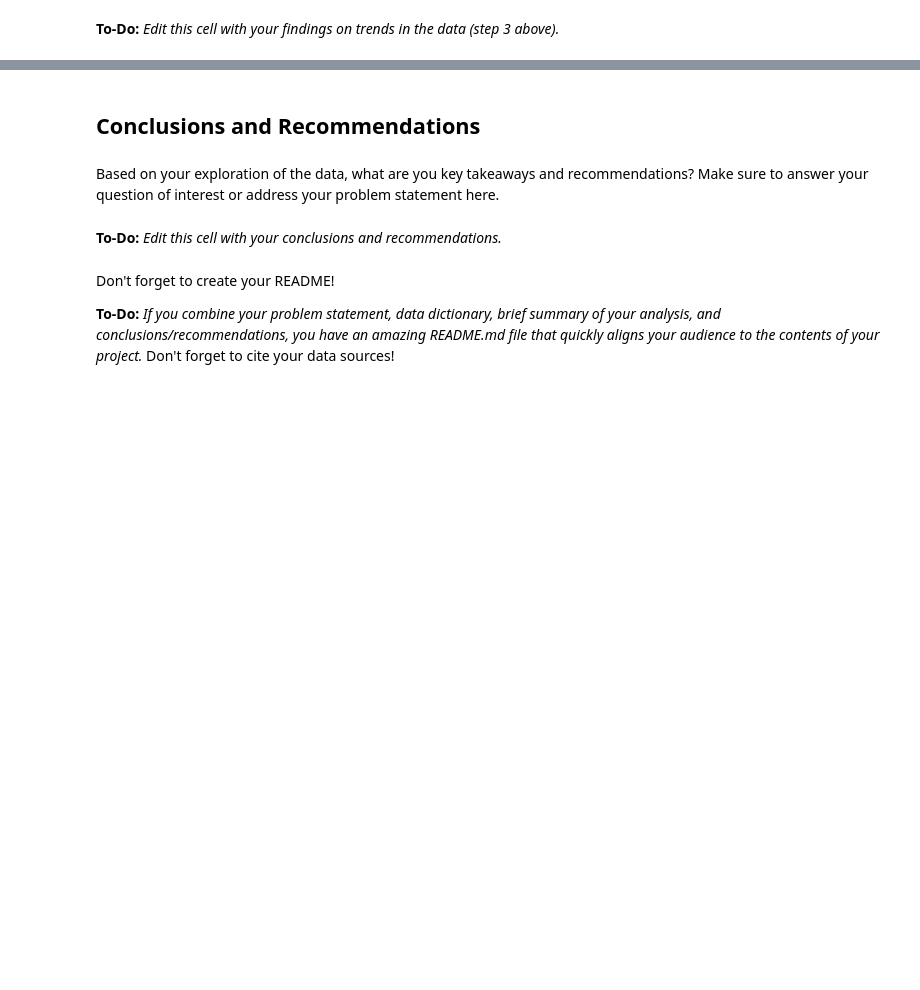
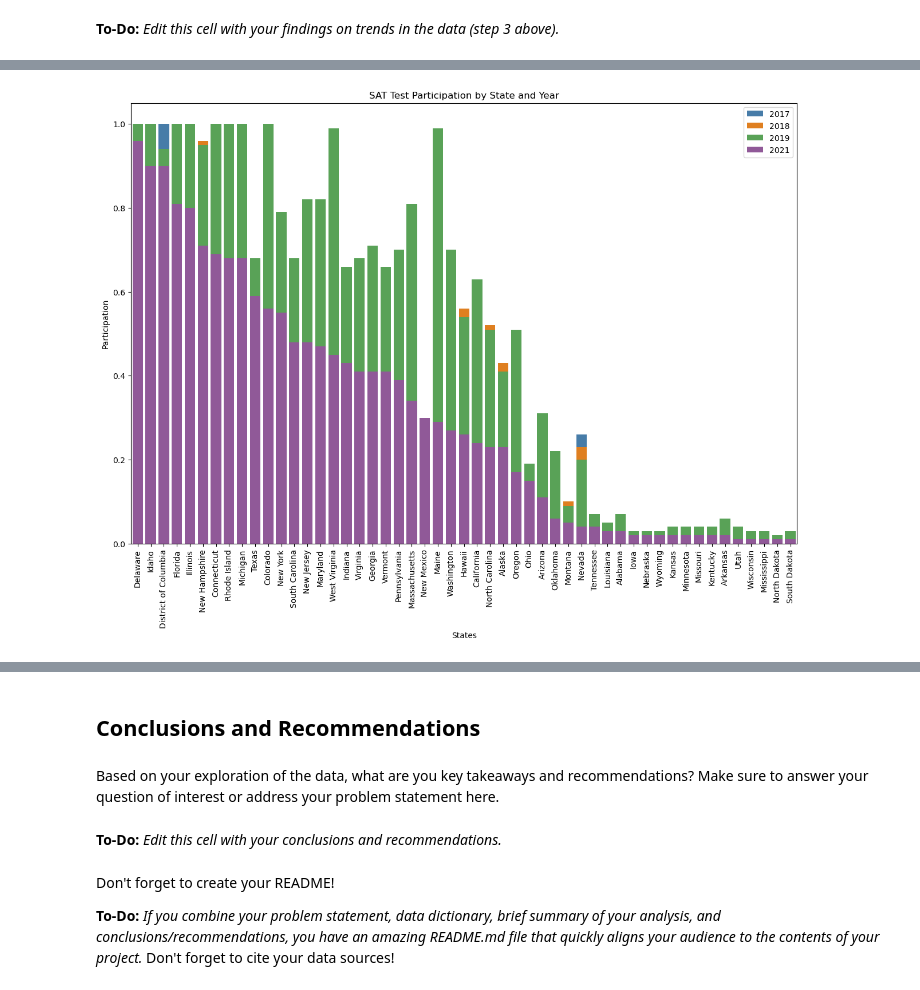
Before and after one commit to argishtiovsepyan/Standardized_Test_Analysis, a Jupyter notebook: code/argishti_project_1.ipynb, the cells around one changed output, grey strips where cells are left out. Drawn from its saved outputs; the diff is of its cells as text; code cells hidden in the pictures; blank space fills up the shorter version.

```diff
--- a/code/argishti_project_1.ipynb
+++ b/code/argishti_project_1.ipynb
@@ -641,0 +699,19 @@ Here are some prompts to get you started with visualizations. Feel free to add a
+# %%
+plt.figure(figsize=(15, 10))
+
+df_sat = df_sat.sort_values('2021_participation', ascending=False)
+
+sns.barplot(x=df_sat['state'], y=df_sat['2017_participation'], color='#377eb8', label='2017')
+sns.barplot(x=df_sat['state'], y=df_sat['2018_participation'], color='#ff7f00', label='2018')
+sns.barplot(x=df_sat['state'], y=df_sat['2019_participation'], color='#4daf4a', label='2019')
+sns.barplot(x=df_sat['state'], y=df_sat['2021_participation'], color='#984ea3', label='2021')
+
+plt.xlabel('States')
+plt.ylabel('Participation')
+plt.title('SAT Test Participation by State and Year')
+plt.legend()
+
+plt.xticks(rotation=90)
+plt.show()
+# %% [output]
+[figure, added]
```
Also changed, not shown: parts of 18 cells of this notebook.
